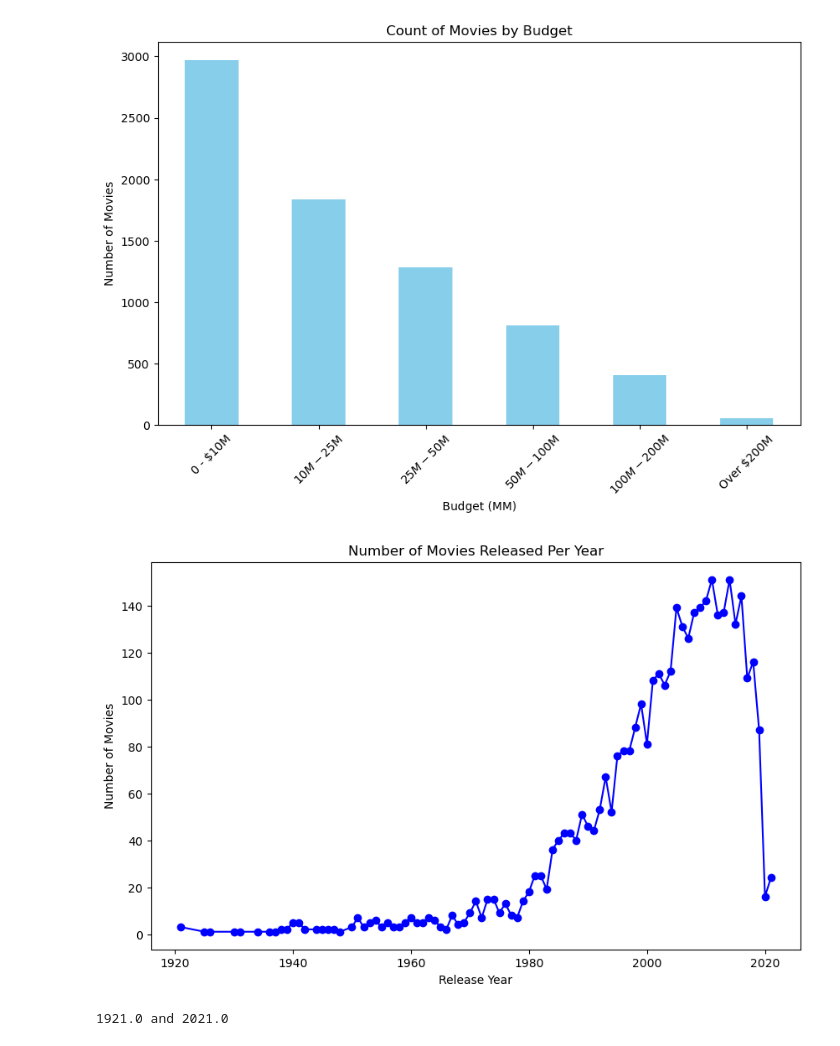
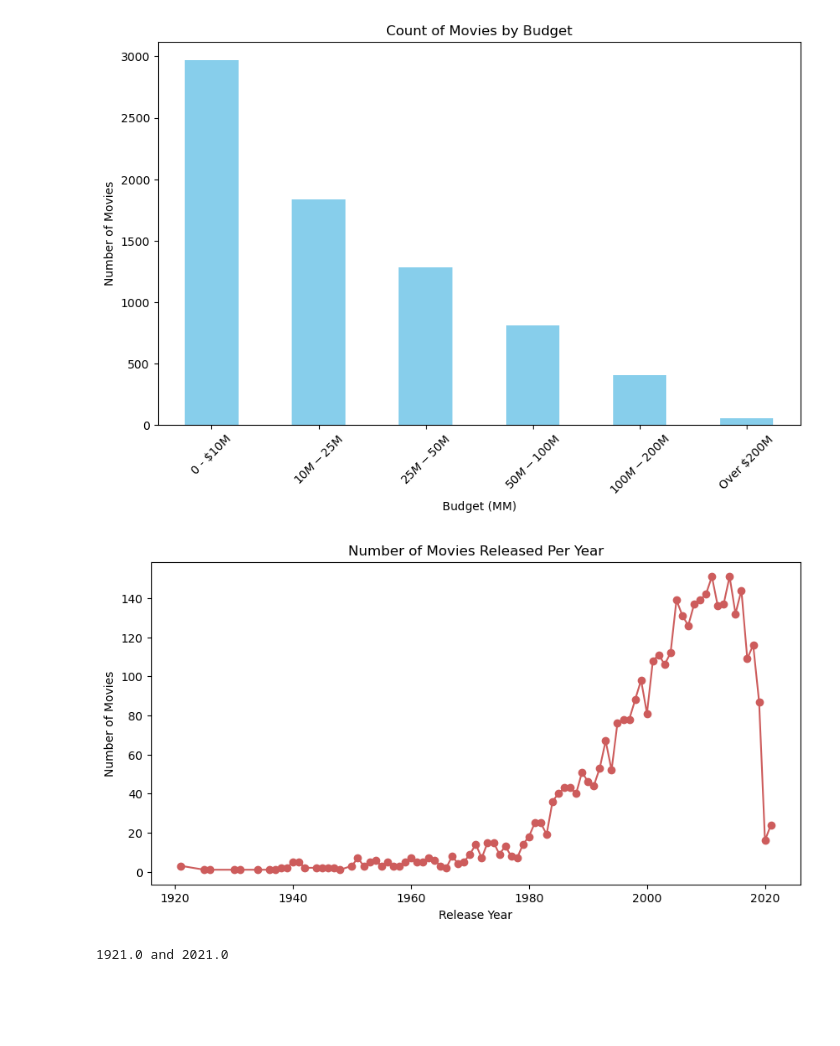
Before and after one commit to jvwastaken/Blockbuster-Breakdown, a Jupyter notebook: sloucel_analysis/final_sl_awards_analysis.ipynb, the cells around one changed output. Drawn from its saved outputs; the diff is of its cells as text; code cells hidden in the pictures; blank space fills up the shorter version.

```diff
--- a/sloucel_analysis/final_sl_awards_analysis.ipynb
+++ b/sloucel_analysis/final_sl_awards_analysis.ipynb
@@ -43,18 +39,23 @@ plt.show()
 # %% [output]
 [figure]
 # %%
+# Number of Movies Released Per Year
+# Setup
 yearly_movies = movie_start_award_df['Year'].value_counts().sort_index()
-plt.figure(figsize=(10, 6))  # Set the figure size
-plt.plot(yearly_movies.index, yearly_movies.values, marker='o', linestyle='-', color='b')  # Create line graph
+
+# Plot
+plt.figure(figsize=(10, 5))
+plt.plot(yearly_movies.index, yearly_movies.values, marker='o', linestyle='-', color='indianred')
+
+# Aesthetics (Titles & Labels)
 plt.title('Number of Movies Released Per Year')
 plt.xlabel('Release Year')
 plt.ylabel('Number of Movies')
-plt.grid(False)  # Enable grid for better readability
+plt.grid(False)
 
-plt.savefig('images/movies_released_by_year.png')
 plt.show()
 # %% [output]
-[figure, old version]
+[figure, new version]
 # %%
 min_year = movie_start_award_df['Year'].min()
 max_year = movie_start_award_df['Year'].max()
```
Also changed, not shown: parts of 4 cells of this notebook, 1 other file.
